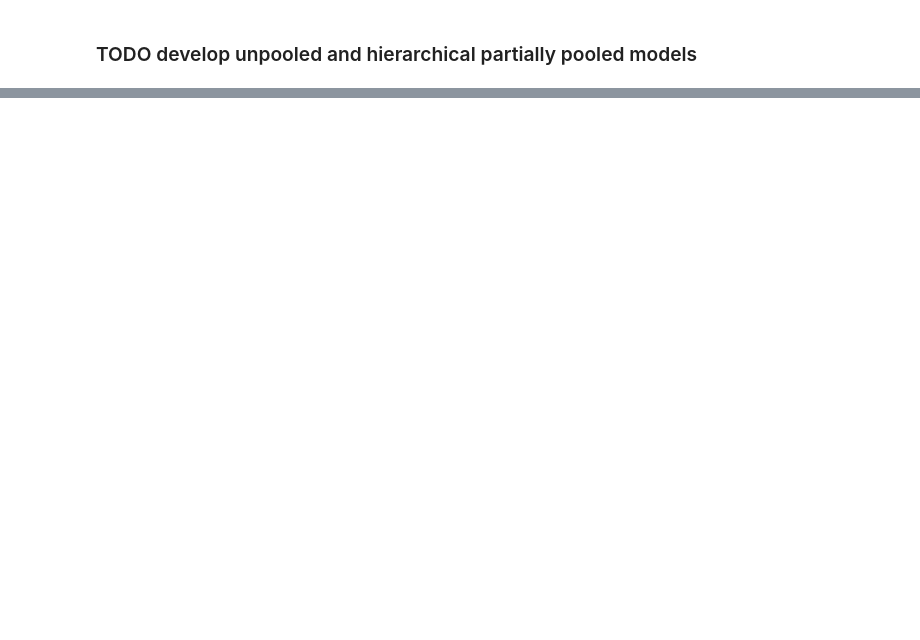
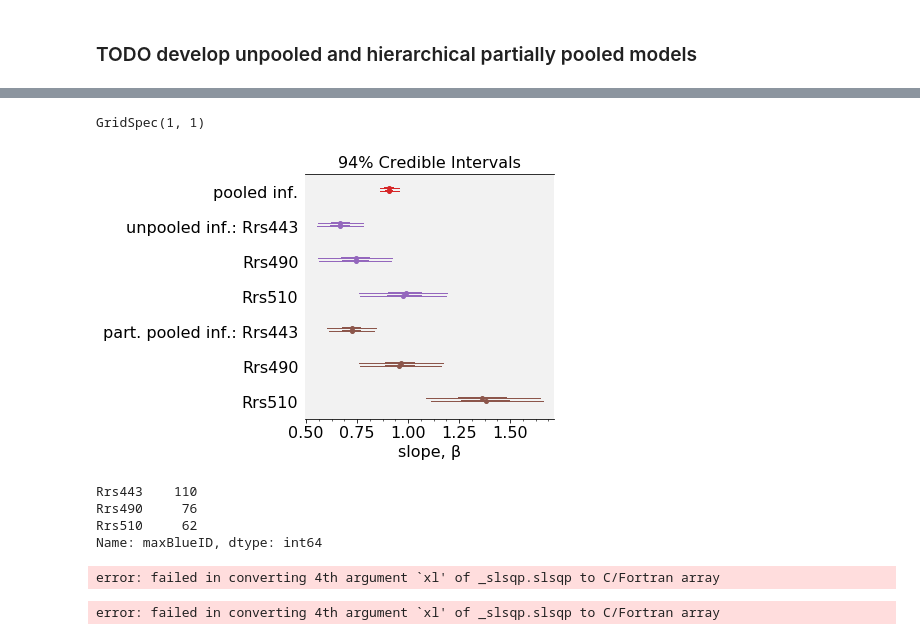
Before and after one commit to madHatter106/IOCS_BUSAN_2019, a Jupyter notebook: BUSAN2019.ipynb, the cells around one changed output, grey strips where cells are left out. Saved outputs shown, nothing was run; the diff lists cells and outputs as text; code cells hidden in the pictures; blank space fills up the shorter version.

```diff
--- a/BUSAN2019.ipynb
+++ b/BUSAN2019.ipynb
@@ -661,0 +771,20 @@ f.savefig('./resources/ppc_informative.png', dpi=300)
+# %%
+pm.forestplot(trace=[trace_pooled_informative,
+                     trace_unpooled_informative,
+                     trace_partially_pooled_informative],
+              alpha=0.06, xtitle='slope, β',
+              #models=['pooled inf.', 'unpooled inf.', 'part. pooled inf.'],
+              varnames=['β'], rhat=False, colors=['C3', 'C4', 'C5'],
+             ylabels=['pooled inf.', 'unpooled inf.: Rrs443', 'Rrs490', 'Rrs510',
+                      'part. pooled inf.: Rrs443', 'Rrs490', 'Rrs510'],
+         )
+# %% [output]
+GridSpec(1, 1)
+[figure, added]
+# %%
+X_train_s.maxBlueID.value_counts()
+# %% [output]
+Rrs443    110
+Rrs490     76
+Rrs510     62
+Name: maxBlueID, dtype: int64
@@ -661,0 +794,10 @@ f.savefig('./resources/ppc_informative.png', dpi=300)
+# %%
+pm.compare({m_pooled_informative: trace_pooled_informative,
+               m_partially_pooled_informative: trace_partially_pooled_informative})
+# %% [output]
+error: failed in converting 4th argument `xl' of _slsqp.slsqp to C/Fortran array
+# %%
+pm.compare({m_pooled_informative: trace_pooled_informative,
+               m_partially_pooled_informative: trace_partially_pooled_informative}, ic='LOO')
+# %% [output]
+error: failed in converting 4th argument `xl' of _slsqp.slsqp to C/Fortran array
```
Also changed, not shown: parts of 12 cells of this notebook.
